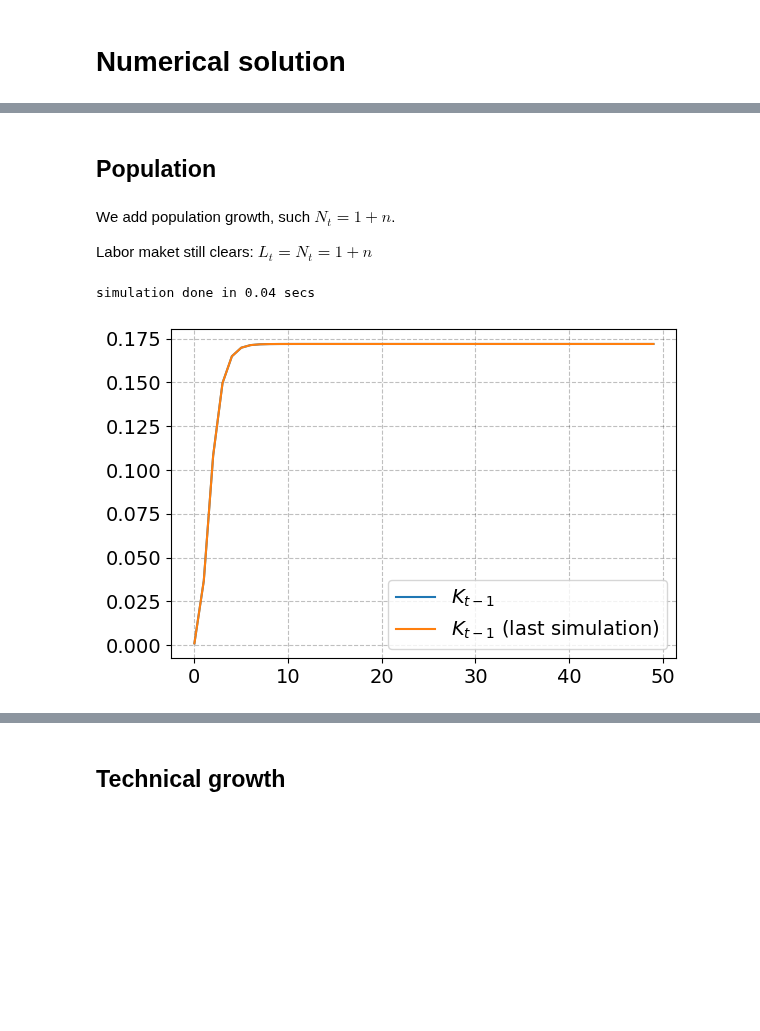
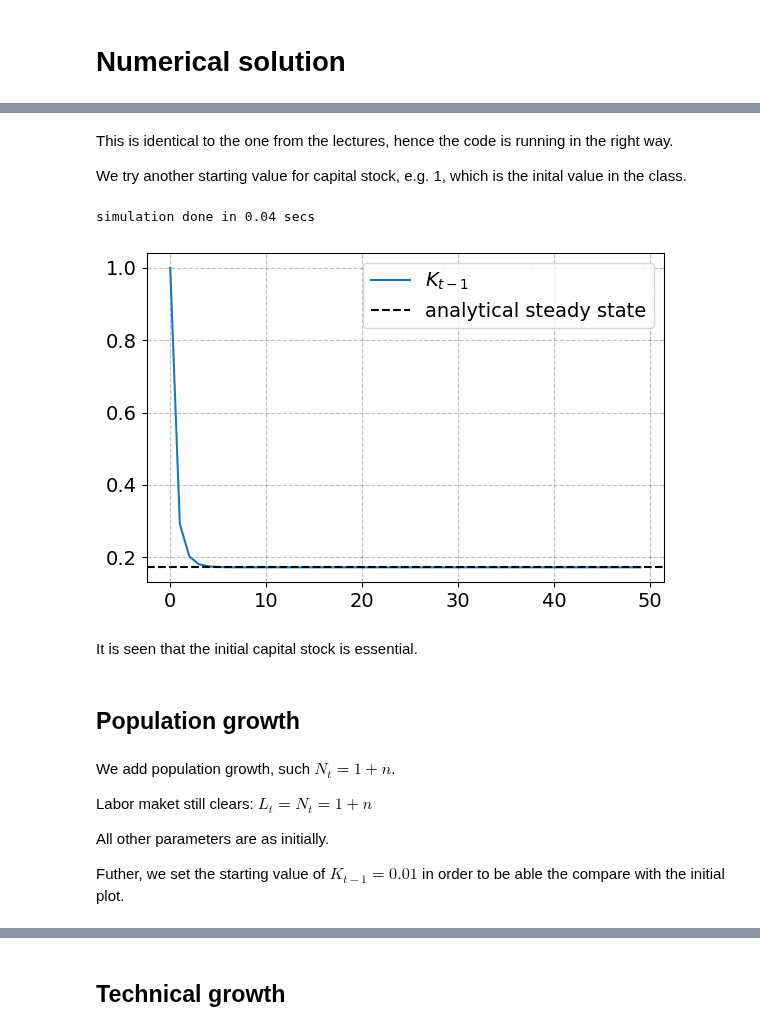
Before and after one commit to NumEconCopenhagen/projects-2023-cbjk, a Jupyter notebook: modelproject/modelproject.ipynb, the cells around one changed output, grey strips where cells are left out. Saved outputs shown, nothing was run; the diff lists cells and outputs as text; code cells hidden in the pictures; blank space fills up the shorter version.

```diff
--- a/modelproject/modelproject.ipynb
+++ b/modelproject/modelproject.ipynb
@@ -86,35 +198,36 @@ K_lag_old = model.sim.K_lag.copy()
+# %% [markdown]
+This is identical to the one from the lectures, hence the code is running in the right way.
+
+We try another starting value for capital stock, e.g. 1, which is the inital value in the class.
+# %%
+# a. call the class and set par and sim
+model12 = OLGModelClass()
+par = model12.par
+sim = model12.sim
+
+# b. set production function to cobb-douglas
+par.production_function = 'cobb-douglas'
+
+# c. government
+sim.balanced_budget[:] = True
+
+# d. simulate model
+model12.simulate()
+
+# e. plot the model with 'plot_K' function
+plot_K(model12.sim.K_lag, K_ss = K_ss)
+# %% [output]
+simulation done in 0.04 secs
+[figure, added]
+# %% [markdown]
+It is seen that the initial capital stock is essential.
 # %% [markdown]
-## Population
+## Population growth
 # %% [markdown]
 We add population growth, such $N_t = 1 + n$.
 
 Labor maket still clears: $L_t = N_t = 1 + n$
+
+All other parameters are as initially.
+
+Futher, we set the starting value of $K_{t-1} = 0.01$ in order to be able the compare with the initial plot.
-# %%
-model1 = OLGModelClass()
-par = model1.par # SimpeNamespace
-sim = model1.sim # SimpeNamespace
-
-# a. production
-par.production_function = 'cobb-douglas'
-par.theta = 0.0
-
-# b. households
-par.sigma = 1.0
-
-# c. government
-par.tau_w = 0.0
-par.tau_r = 0.0
-sim.balanced_budget[:] = True # G changes to achieve this
-
-# d. population growth
-par.n = 0.1
-
-model.simulate(pop = True)
-# %% [output]
-simulation done in 0.04 secs
-# %%
-plot_K(K_lag = model.sim.K_lag, K_lag_old = K_lag_old)
-
-K_lag_pop = model1.sim.K_lag
-# %% [output]
-[figure, removed]
```
Also changed, not shown: parts of 43 cells of this notebook, 1 other file.
